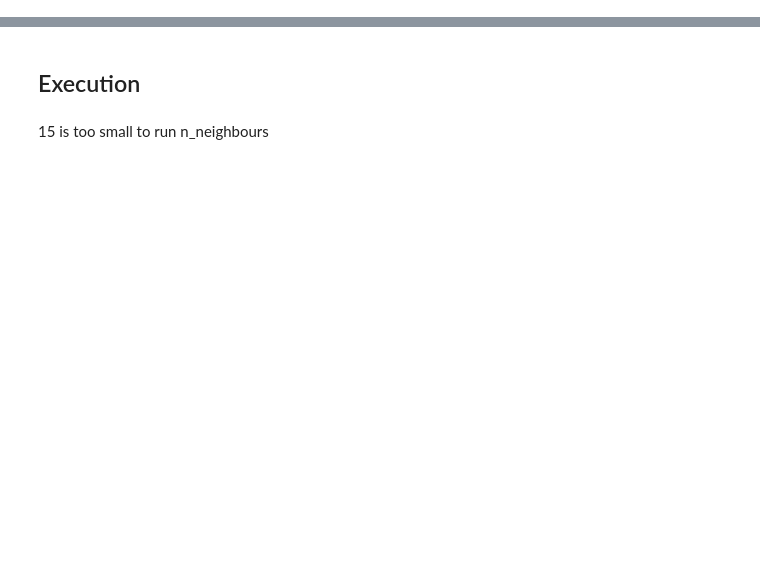
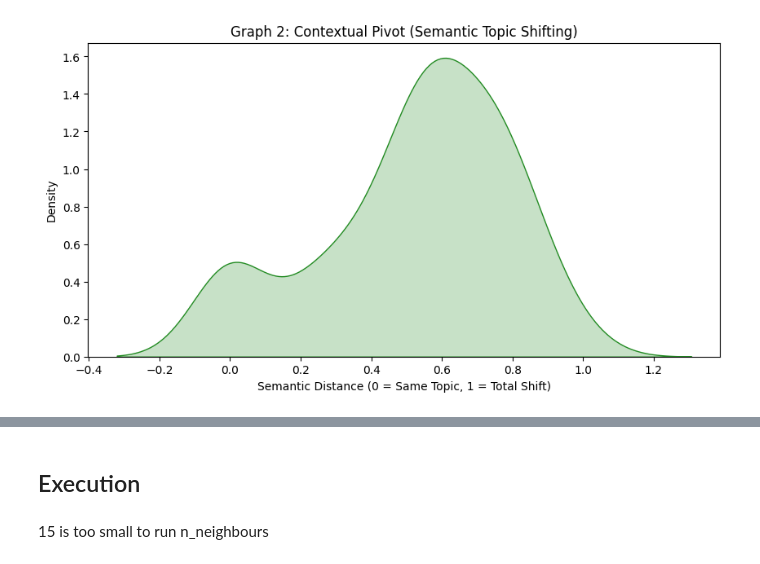
Before and after one commit to Yc1007942/cds_project, a Jupyter notebook: notebooks/data_visualisation.ipynb, the cells around one changed output, grey strips where cells are left out. Saved outputs shown, nothing was run; the diff lists cells and outputs as text; code cells hidden in the pictures; blank space fills up the shorter version.

```diff
--- a/notebooks/data_visualisation.ipynb
+++ b/notebooks/data_visualisation.ipynb
@@ -36,3 +70,7 @@ df_human_raw = pd.read_csv('../cleaned_data/reddit_post_comments.csv')
+# %%
+df_human_raw.rename(columns={"created_utc_dt": "created_utc"}, inplace=True)
+# %%
+df_human_raw.rename(columns={'clean_root_id': 'post_id'}, inplace=True)
 # %%
 # ai_embeddings = np.load('../data/embeddings_subset.npy')
 # human_embeddings = np.load('../data/embeddings_subset_human.npy')
@@ -125 +189,5 @@ NameError: name 'ai_embeddings' is not defined
+# %%
+plot_contextual_pivot(df_human_raw, df_human_raw["embedding"].values)
+# %% [output]
+[figure, added]
 # %%
```
Also changed, not shown: parts of 22 cells of this notebook, 5 other files.
